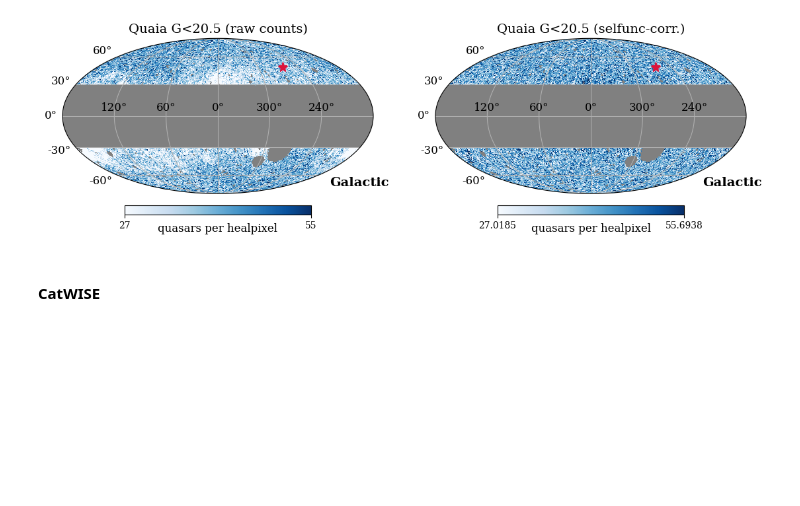
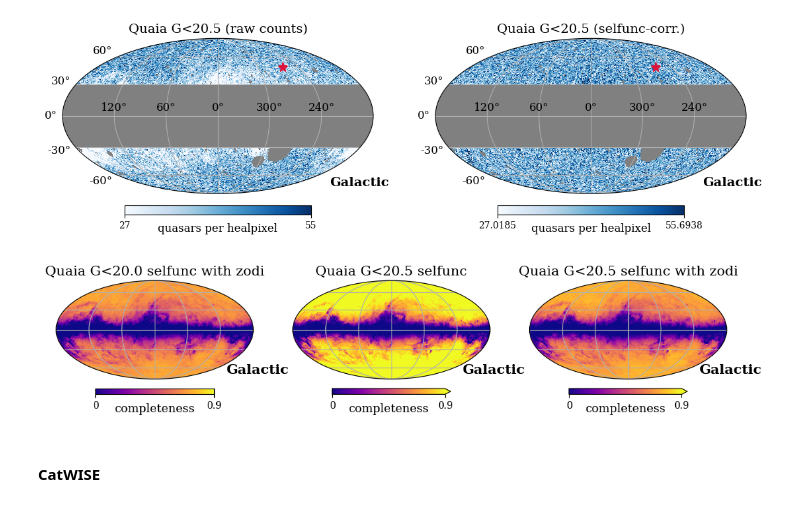
Before and after one commit to abbyw24/lss-dipoles, a Jupyter notebook: notebooks/paper_plots.ipynb, the cells around one changed output. Drawn from its saved outputs; the diff is of its cells as text; code cells hidden in the pictures; blank space fills up the shorter version.

```diff
--- a/notebooks/paper_plots.ipynb
+++ b/notebooks/paper_plots.ipynb
@@ -125,6 +125,24 @@ tools.plot_marker(cmb_dipdir.galactic.l, cmb_dipdir.galactic.b, marker='*', colo
 tools.label_coord('Galactic', fs=14)
 # %% [output]
 [figure]
+# %%
+# new zodi selfunc!!
+selfunc_quaia_200_unmasked = hp.read_map(f'../data/catalogs/quaia/selfuncs/selection_function_NSIDE64_G20.0_pluszodis.fits')
+selfunc_quaia_205_unmasked = hp.read_map(f'../data/catalogs/quaia/selfuncs/selection_function_NSIDE64_G20.5_pluszodis.fits')
+selfunc_quaia_205_orig_unmasked = hp.read_map(f'../data/catalogs/quaia/selfuncs/selection_function_NSIDE64_G20.5.fits')
+# %%
+# plot
+fig = plt.figure(figsize=(10,3))
+kwargs = dict(coord=['C','G'], cmap=sns.color_palette("plasma", as_cmap=True),
+              unit='completeness', fig=fig, graticule=True)
+hp.projview(selfunc_quaia_200_unmasked, max=0.9, title='Quaia G<20.0 selfunc with zodi', sub=(1,3,1), **kwargs)
+tools.label_coord('Galactic', fs=14)
+hp.projview(selfunc_quaia_205_orig_unmasked, max=0.9, title='Quaia G<20.5 selfunc', sub=(1,3,2), **kwargs)
+tools.label_coord('Galactic', fs=14)
+hp.projview(selfunc_quaia_205_unmasked, max=0.9, title='Quaia G<20.5 selfunc with zodi', sub=(1,3,3), **kwargs)
+tools.label_coord('Galactic', fs=14)
+# %% [output]
+[figure, added]
 # %%
 # Quaia G<20.0 zsplit2bin0
 selfunc_quaia_zsplit2bin0 = gm.get_selfunc_map('quaia_G20.0_zsplit2bin0', nside=nside_hi, blim=blim)
```
Also changed, not shown: 3 other files.
